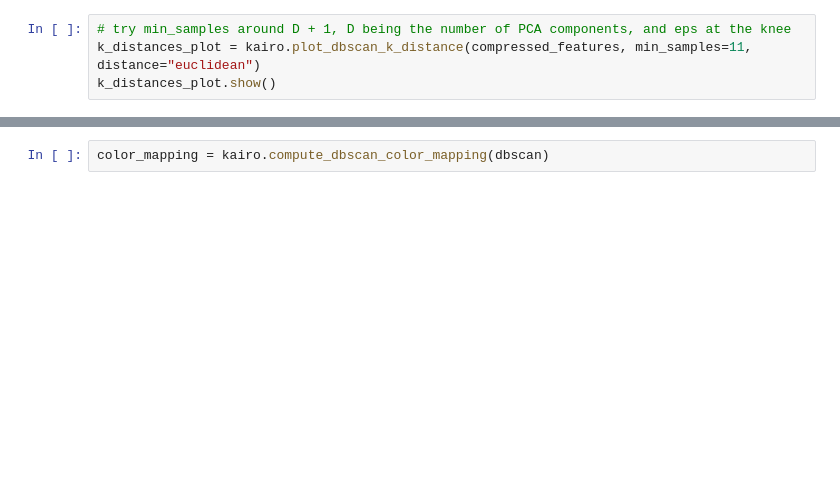
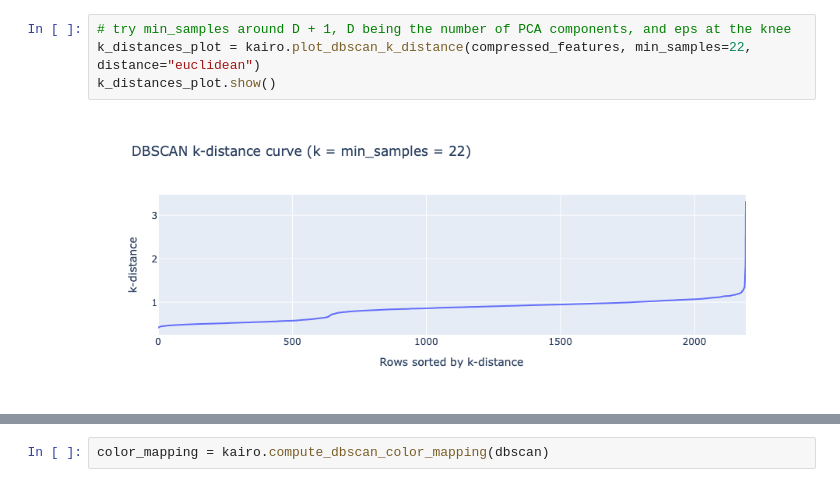
Before and after one commit to boraderen/thesis, a Jupyter notebook: notebooks/resource_dbscan.ipynb, the cells around one changed output, grey strips where cells are left out. Saved outputs shown, nothing was run; the diff lists cells and outputs as text; blank space fills up the shorter version.

```diff
--- a/notebooks/resource_dbscan.ipynb
+++ b/notebooks/resource_dbscan.ipynb
@@ -47,5 +122,7 @@ pca_plot_cut.show()
 # %%
 # try min_samples around D + 1, D being the number of PCA components, and eps at the knee
-k_distances_plot = kairo.plot_dbscan_k_distance(compressed_features, min_samples=11, distance="euclidean")
+k_distances_plot = kairo.plot_dbscan_k_distance(compressed_features, min_samples=22, distance="euclidean")
 k_distances_plot.show()
+# %% [output]
+[figure, added]
 # %%
```
Also changed, not shown: parts of 47 cells of this notebook, 3 other files.
